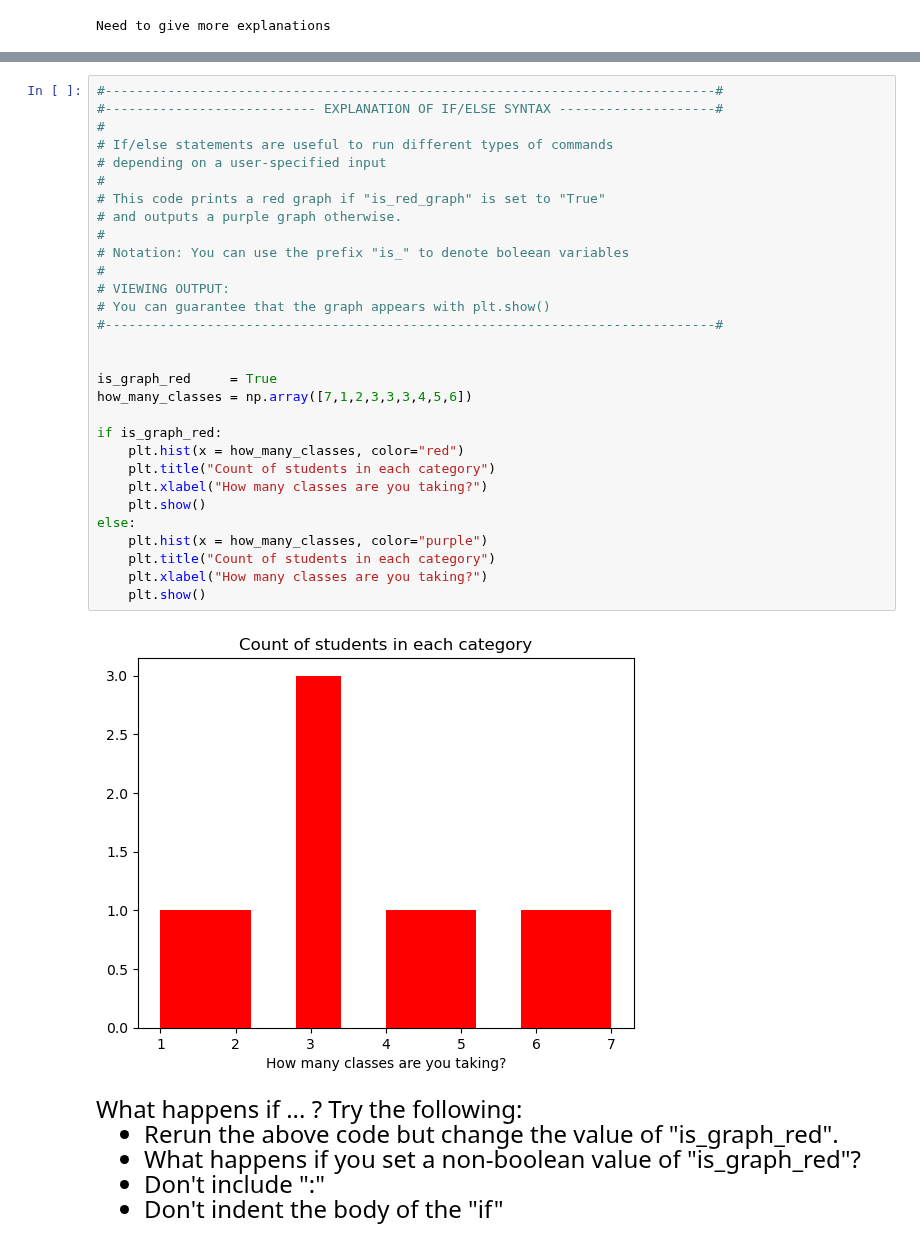
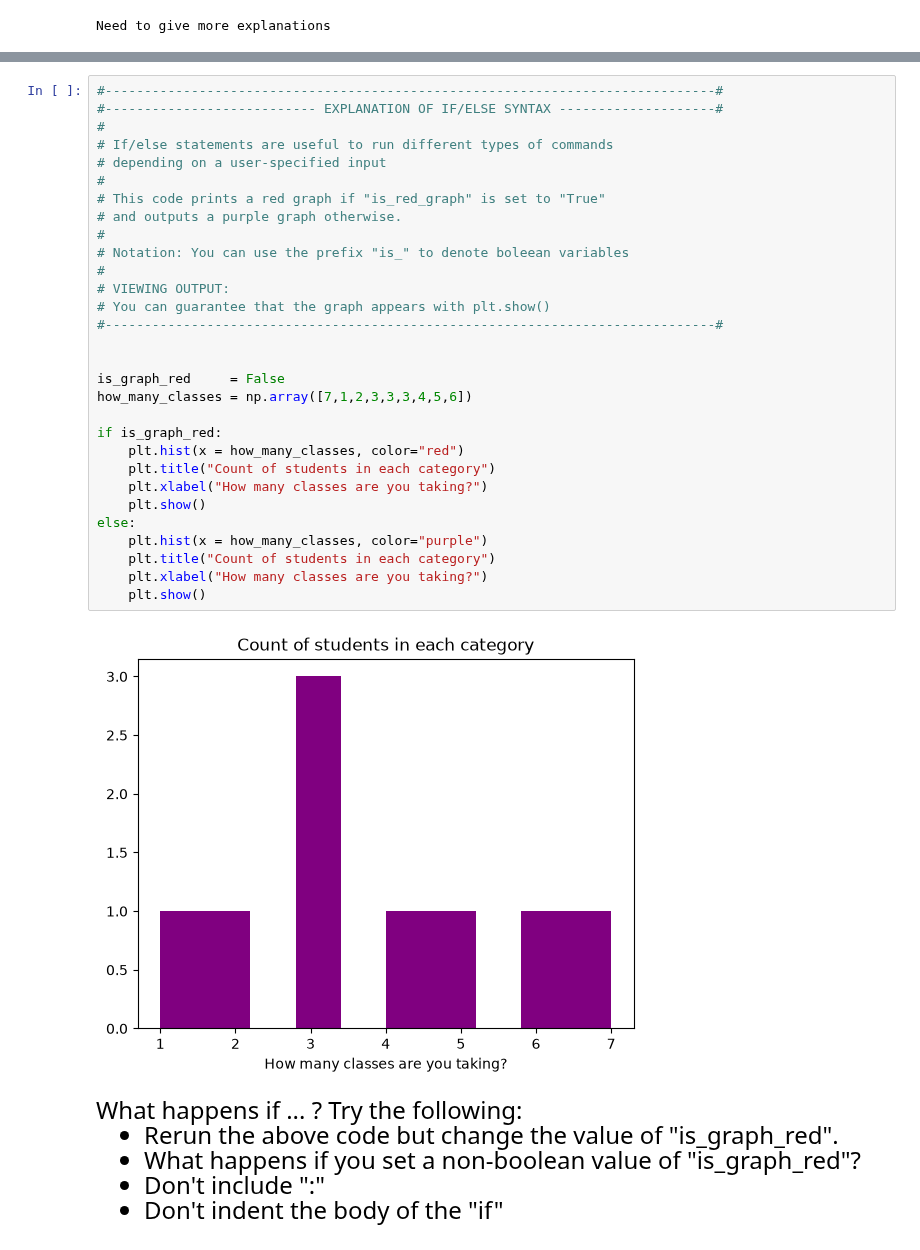
Before and after one commit to xueqiancheng8/datasci530fall2026, a Jupyter notebook: Lecture 02/Lecture 2a - Boolean variables and ifelse.ipynb, the cells around one changed output, grey strips where cells are left out. Saved outputs shown, nothing was run; the diff lists cells and outputs as text.

```diff
--- a/Lecture 02/Lecture 2a - Boolean variables and ifelse.ipynb
+++ b/Lecture 02/Lecture 2a - Boolean variables and ifelse.ipynb
@@ -302,35 +324,35 @@ depending on a condition <br>
 # %%
 #------------------------------------------------------------------------------#
 #--------------------------- EXPLANATION OF IF/ELSE SYNTAX --------------------#
 #
 # If/else statements are useful to run different types of commands
 # depending on a user-specified input
 #
 # This code prints a red graph if "is_red_graph" is set to "True"
 # and outputs a purple graph otherwise.
 #
 # Notation: You can use the prefix "is_" to denote boleean variables
 #
 # VIEWING OUTPUT:
 # You can guarantee that the graph appears with plt.show()
 #------------------------------------------------------------------------------#
 
 
-is_graph_red     = True
+is_graph_red     = False
 how_many_classes = np.array([7,1,2,3,3,3,4,5,6])
 
 if is_graph_red:
     plt.hist(x = how_many_classes, color="red")
     plt.title("Count of students in each category")
     plt.xlabel("How many classes are you taking?")
     plt.show()
 else:
     plt.hist(x = how_many_classes, color="purple")
     plt.title("Count of students in each category")
     plt.xlabel("How many classes are you taking?")
     plt.show()
 # %% [output]
-[figure, old version]
+[figure, new version]
 # %% [markdown]
 <font size = "5">
 What happens if ... ? Try the following:
```
Also changed, not shown: parts of 7 cells of this notebook.
